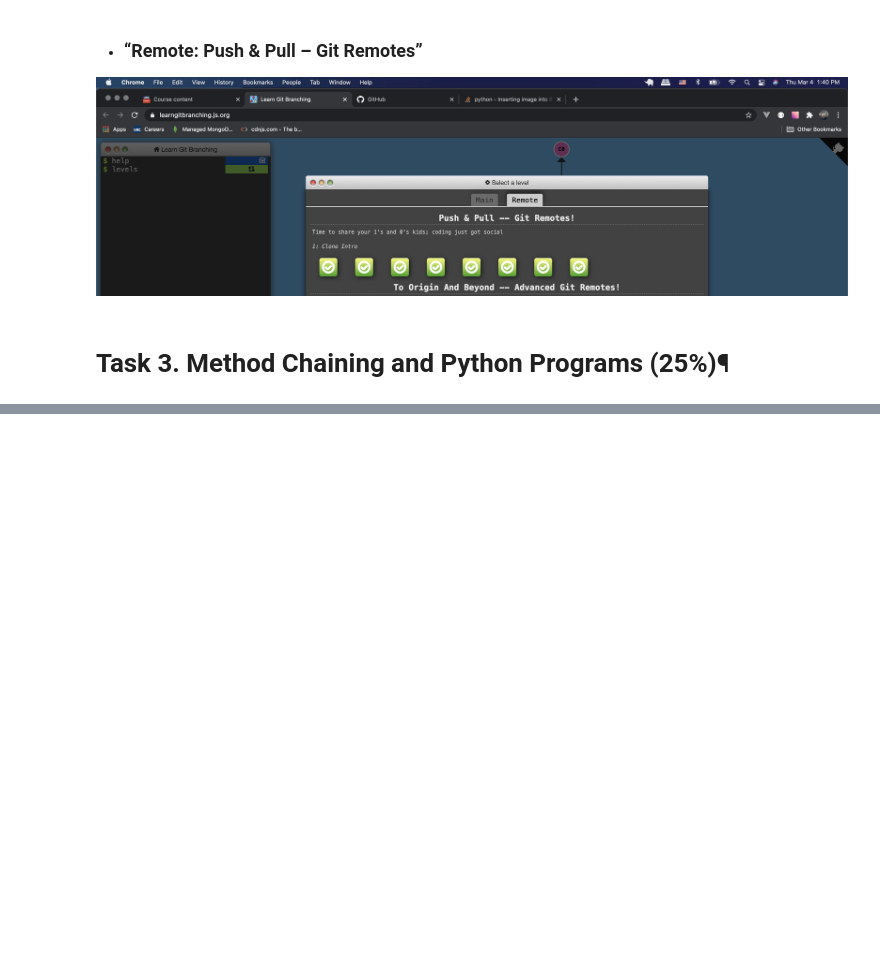
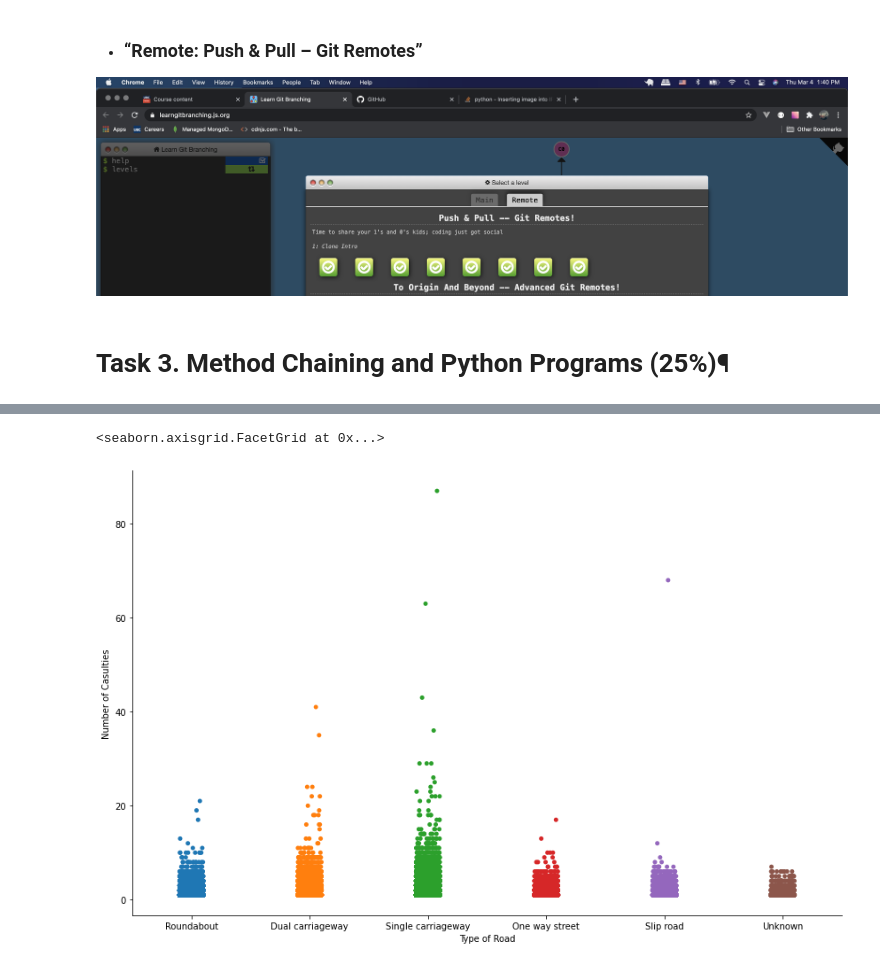
Before and after one commit to d3li0n/course-project-group_1007, a Jupyter notebook: analysis/Dima/MileStone2.ipynb, the cells around one changed output, grey strips where cells are left out. Cells and saved outputs as stored; diff of their text form; code cells hidden in the pictures; blank space fills up the shorter version.

```diff
--- a/analysis/Dima/MileStone2.ipynb
+++ b/analysis/Dima/MileStone2.ipynb
@@ -105,4 +106,4 @@ merge_data()
 # %%
 from scripts import project_functions
 
-project_functions.merge_data()
+df = project_functions.merge_data()
@@ -122,0 +239,9 @@ project_functions.merge_data()
+# %%
+catplot = sns.catplot(data = df, y='Number_of_Casualties', x='Road_Type', height=7.5, aspect=11.7/7.5)
+
+plt.ylabel("Number of Casulties")
+plt.xlabel("Type of Road")
+catplot
+# %% [output]
+<seaborn.axisgrid.FacetGrid at 0x...>
+[figure, added]
```
Also changed, not shown: parts of 23 cells of this notebook, 1 other file.
